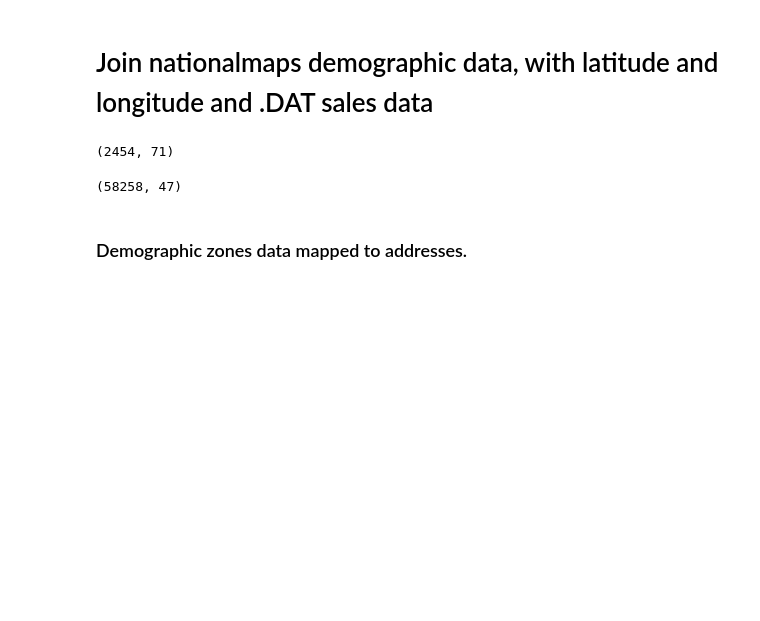
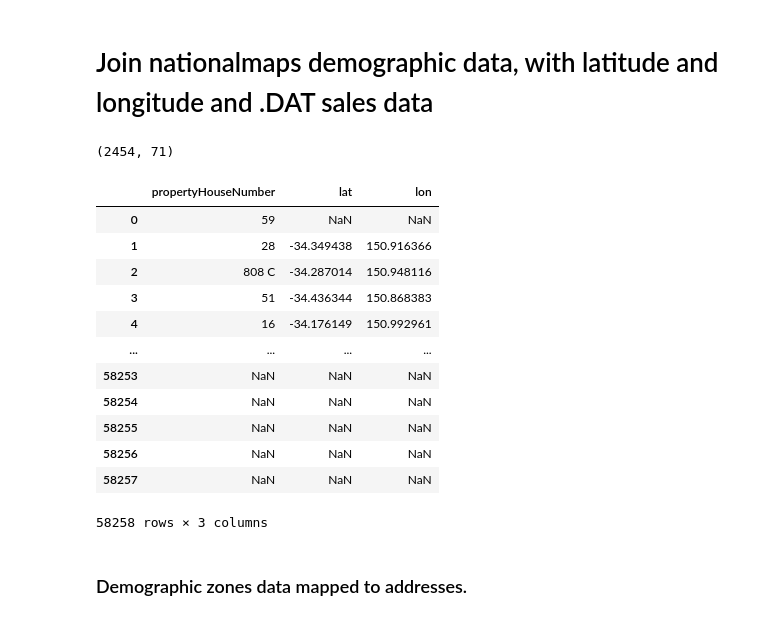
Before and after one commit to Tell1/prop-recommender, a Jupyter notebook: notebooks/join_gis_to_nationalmaps.ipynb, the cells around one changed output. Drawn from its saved outputs; the diff is of its cells as text; code cells hidden in the pictures; blank space fills up the shorter version.

```diff
--- a/notebooks/join_gis_to_nationalmaps.ipynb
+++ b/notebooks/join_gis_to_nationalmaps.ipynb
@@ -19,8 +19,21 @@ df_natmaps.shape
 # %%
 df_dat_with_lat_lon = pd.read_csv(dat_with_lat_lon_path)
 df_dat_with_lat_lon.shape
+df_dat_with_lat_lon[['propertyHouseNumber', 'lat','lon']]
 # %% [output]
+|  | propertyHouseNumber | lat | lon |
+| 0 | 59 | NaN | NaN |
+| 1 | 28 | -34.349438 | 150.916366 |
+| 2 | 808 C | -34.287014 | 150.948116 |
+| 3 | 51 | -34.436344 | 150.868383 |
+| 4 | 16 | -34.176149 | 150.992961 |
+| ... | ... | ... | ... |
+| 58253 | NaN | NaN | NaN |
+| 58254 | NaN | NaN | NaN |
+| 58255 | NaN | NaN | NaN |
+| 58256 | NaN | NaN | NaN |
+| 58257 | NaN | NaN | NaN |
-(58258, 47)
+58258 rows × 3 columns
 # %% [markdown]
 ### Demographic zones data mapped to addresses.
 # %%
```
Also changed, not shown: parts of 3 cells of this notebook, 1 other file.
